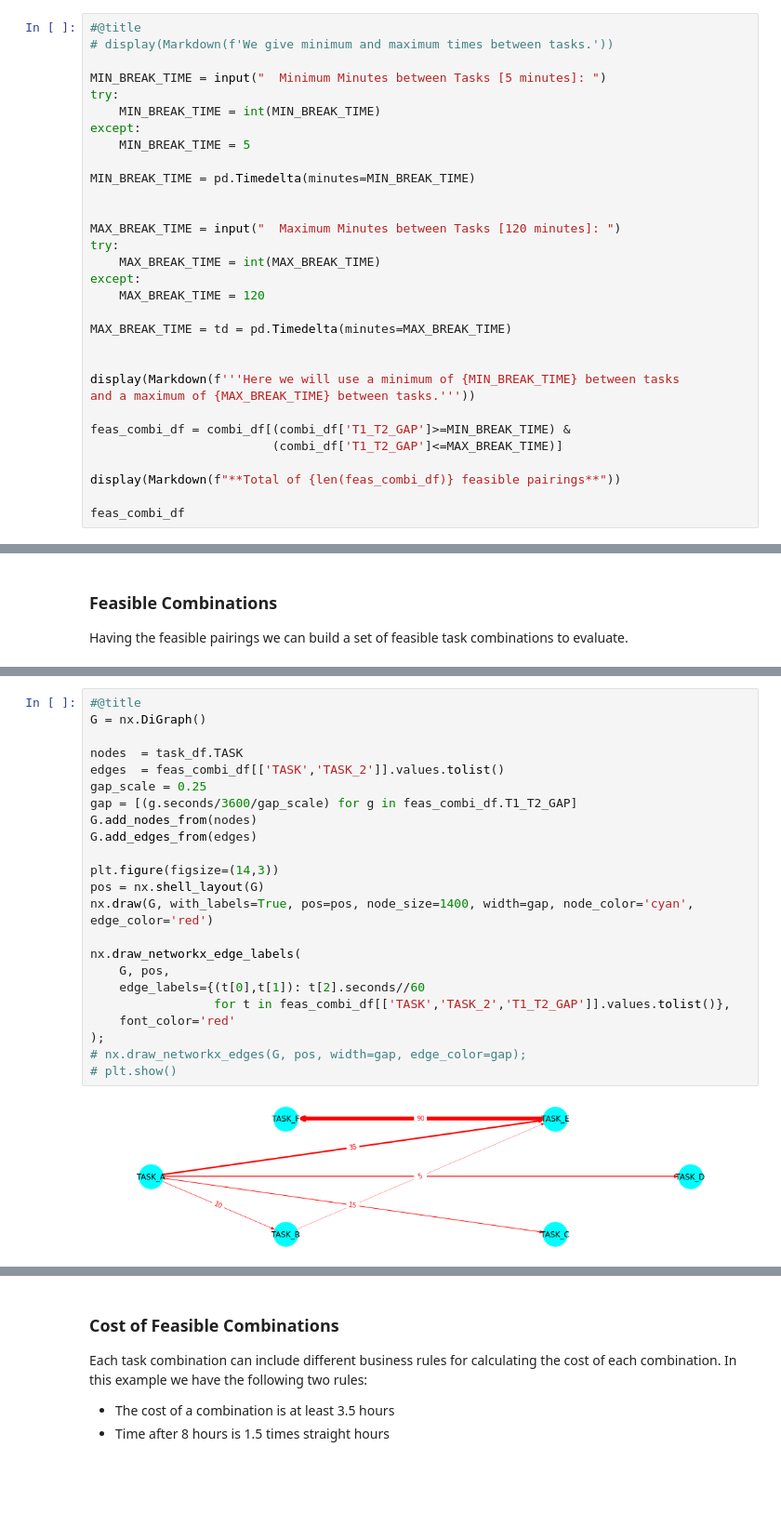
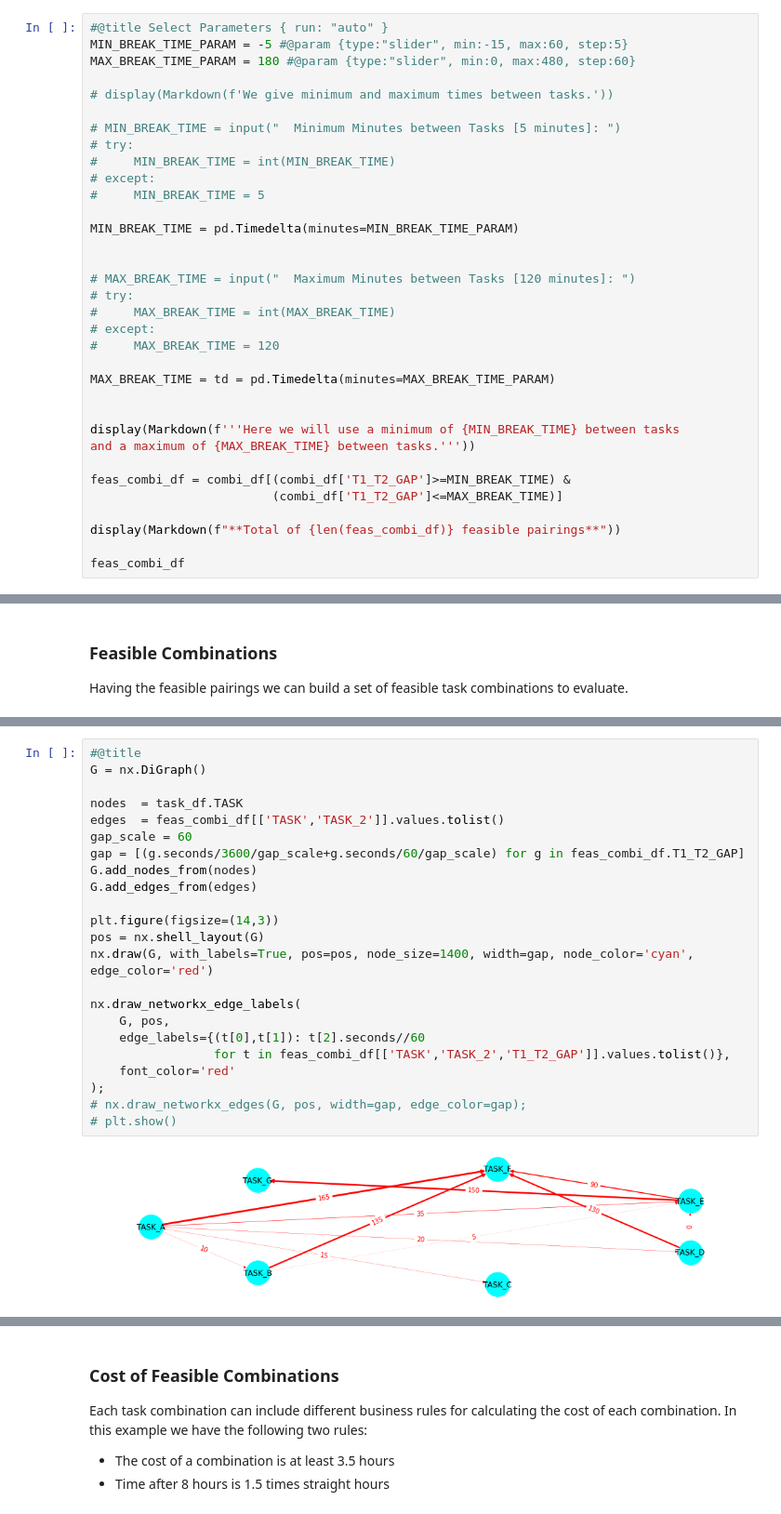
Before and after one commit to emsanqui/Task-to-Resource-Assignment-Optim, a Jupyter notebook: Colab_Resource_Min_Task_Assignment.ipynb, the cells around one changed output, grey strips where cells are left out. Shown: that part at 93% size. Saved outputs shown, nothing was run; the diff lists cells and outputs as text; blank space fills up the shorter version.

```diff
--- a/Colab_Resource_Min_Task_Assignment.ipynb
+++ b/Colab_Resource_Min_Task_Assignment.ipynb
@@ -168,25 +151,28 @@ Having these durations allows us to define rules to define what is considered a
 * The **T1_T2_GAP** needs to be at least a minimum number of minutes
 * The **T1_T2_GAP** needs to be at most a maximum number of minutes
 # %%
-#@title
+#@title Select Parameters { run: "auto" }
+MIN_BREAK_TIME_PARAM = -5 #@param {type:"slider", min:-15, max:60, step:5}
+MAX_BREAK_TIME_PARAM = 180 #@param {type:"slider", min:0, max:480, step:60}
+
 # display(Markdown(f'We give minimum and maximum times between tasks.'))
 
-MIN_BREAK_TIME = input("  Minimum Minutes between Tasks [5 minutes]: ")
-try:
-    MIN_BREAK_TIME = int(MIN_BREAK_TIME)
-except:
-    MIN_BREAK_TIME = 5
+# MIN_BREAK_TIME = input("  Minimum Minutes between Tasks [5 minutes]: ")
+# try:
+#     MIN_BREAK_TIME = int(MIN_BREAK_TIME)
+# except:
+#     MIN_BREAK_TIME = 5
 
-MIN_BREAK_TIME = pd.Timedelta(minutes=MIN_BREAK_TIME)
+MIN_BREAK_TIME = pd.Timedelta(minutes=MIN_BREAK_TIME_PARAM)
 
 
-MAX_BREAK_TIME = input("  Maximum Minutes between Tasks [120 minutes]: ")
-try:
-    MAX_BREAK_TIME = int(MAX_BREAK_TIME)
-except:
-    MAX_BREAK_TIME = 120
+# MAX_BREAK_TIME = input("  Maximum Minutes between Tasks [120 minutes]: ")
+# try:
+#     MAX_BREAK_TIME = int(MAX_BREAK_TIME)
+# except:
+#     MAX_BREAK_TIME = 120
 
-MAX_BREAK_TIME = td = pd.Timedelta(minutes=MAX_BREAK_TIME)
+MAX_BREAK_TIME = td = pd.Timedelta(minutes=MAX_BREAK_TIME_PARAM)
 
 
 display(Markdown(f'''Here we will use a minimum of {MIN_BREAK_TIME} between tasks
@@ -222,28 +211,28 @@ display('; '.join([f"{f[0]}->{f[1]}: {f[2].seconds/60:.0f} min" for f in feas_co
 # %%
 #@title
 G = nx.DiGraph()
 
 nodes  = task_df.TASK
 edges  = feas_combi_df[['TASK','TASK_2']].values.tolist()
-gap_scale = 0.25
-gap = [(g.seconds/3600/gap_scale) for g in feas_combi_df.T1_T2_GAP]
+gap_scale = 60
+gap = [(g.seconds/3600/gap_scale+g.seconds/60/gap_scale) for g in feas_combi_df.T1_T2_GAP]
 G.add_nodes_from(nodes)
 G.add_edges_from(edges)
 
 plt.figure(figsize=(14,3))
 pos = nx.shell_layout(G)
 nx.draw(G, with_labels=True, pos=pos, node_size=1400, width=gap, node_color='cyan', edge_color='red')
 
 nx.draw_networkx_edge_labels(
     G, pos,
     edge_labels={(t[0],t[1]): t[2].seconds//60
                  for t in feas_combi_df[['TASK','TASK_2','T1_T2_GAP']].values.tolist()},
     font_color='red'
 );
 # nx.draw_networkx_edges(G, pos, width=gap, edge_color=gap);
 # plt.show()
 # %% [output]
-[figure, old version]
+[figure, new version]
 # %%
 #@title
 combinations = list(nx.enumerate_all_cliques(G.to_undirected()))
```
Also changed, not shown: parts of 15 cells of this notebook.
